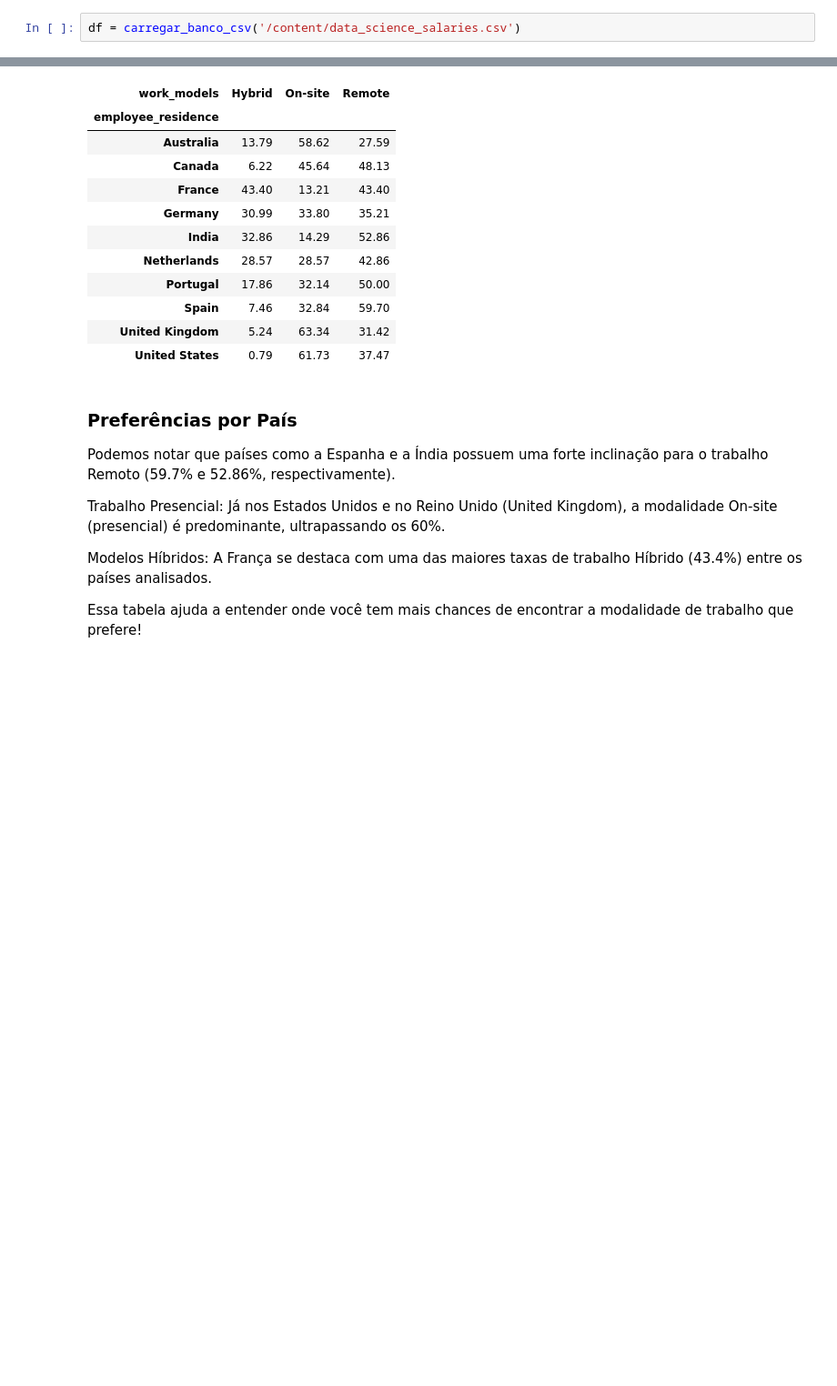
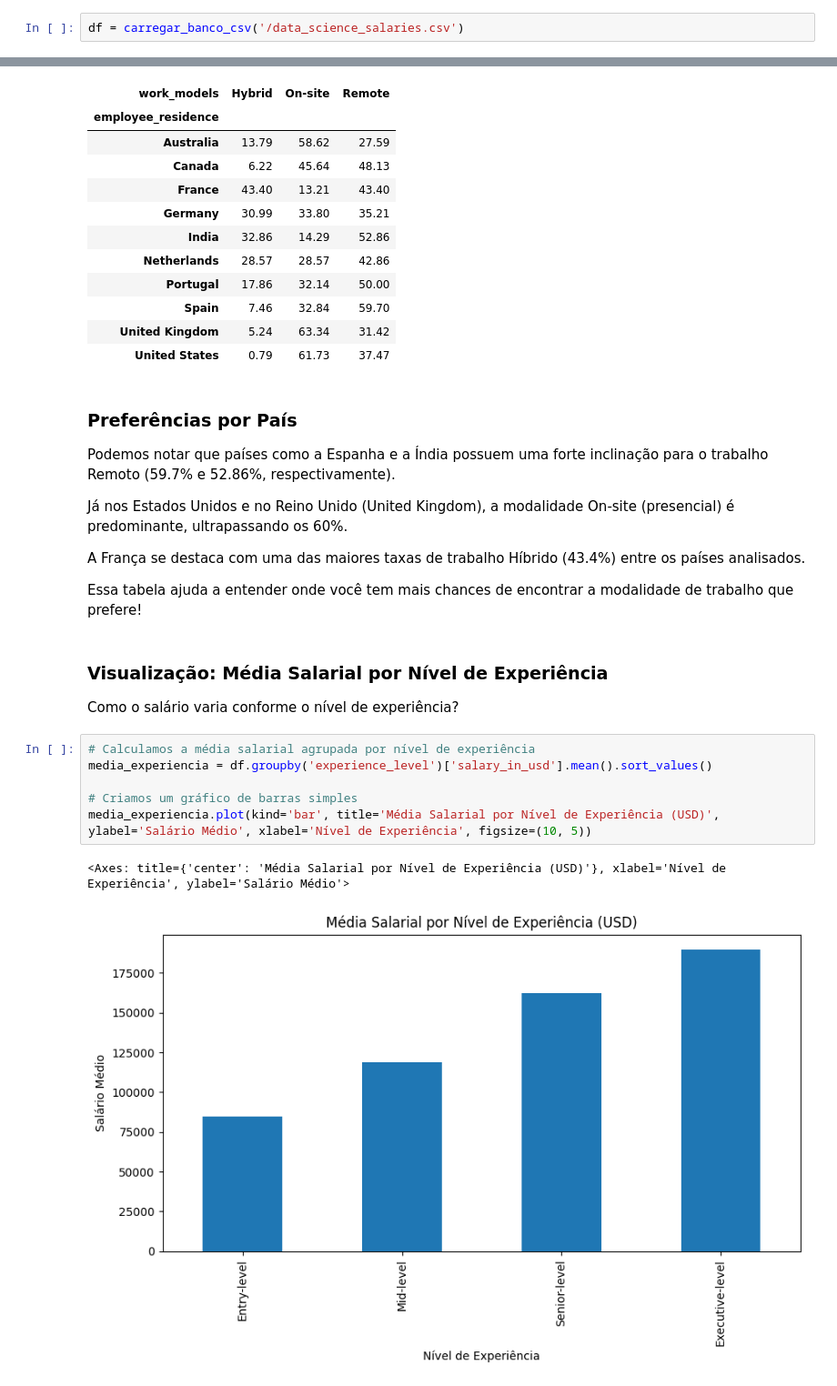
Before and after one commit to w-araujo-silva/projeto-grupo3, a Jupyter notebook: marcelo.ipynb, the cells around one changed output, grey strips where cells are left out. Shown at 91% size. Cells and saved outputs as stored; diff of their text form; blank space fills up the shorter version.

```diff
--- a/marcelo.ipynb
+++ b/marcelo.ipynb
@@ -8,7 +8,7 @@ def carregar_banco_csv(caminho):
   # sua solução aqui
   return pd.read_csv(caminho)
 # %%
-df = carregar_banco_csv('/content/data_science_salaries.csv')
+df = carregar_banco_csv('/data_science_salaries.csv')
 # %%
 df
 # %% [output]
@@ -94,8 +94,20 @@ Porcentagem de cada modalidade de trabalho por país (Top 10 países):
 
 Podemos notar que países como a Espanha e a Índia possuem uma forte inclinação para o trabalho Remoto (59.7% e 52.86%, respectivamente).
 
-Trabalho Presencial: Já nos Estados Unidos e no Reino Unido (United Kingdom), a modalidade On-site (presencial) é predominante, ultrapassando os 60%.
+Já nos Estados Unidos e no Reino Unido (United Kingdom), a modalidade On-site (presencial) é predominante, ultrapassando os 60%.
 
-Modelos Híbridos: A França se destaca com uma das maiores taxas de trabalho Híbrido (43.4%) entre os países analisados.
+A França se destaca com uma das maiores taxas de trabalho Híbrido (43.4%) entre os países analisados.
 
 Essa tabela ajuda a entender onde você tem mais chances de encontrar a modalidade de trabalho que prefere!
+# %% [markdown]
+### Visualização: Média Salarial por Nível de Experiência
+Como o salário varia conforme o nível de experiência?
+# %%
+# Calculamos a média salarial agrupada por nível de experiência
+media_experiencia = df.groupby('experience_level')['salary_in_usd'].mean().sort_values()
+
+# Criamos um gráfico de barras simples
+media_experiencia.plot(kind='bar', title='Média Salarial por Nível de Experiência (USD)', ylabel='Salário Médio', xlabel='Nível de Experiência', figsize=(10, 5))
+# %% [output]
+<Axes: title={'center': 'Média Salarial por Nível de Experiência (USD)'}, xlabel='Nível de Experiência', ylabel='Salário Médio'>
+[figure, added]
```
Also changed, not shown: parts of 8 cells of this notebook.
